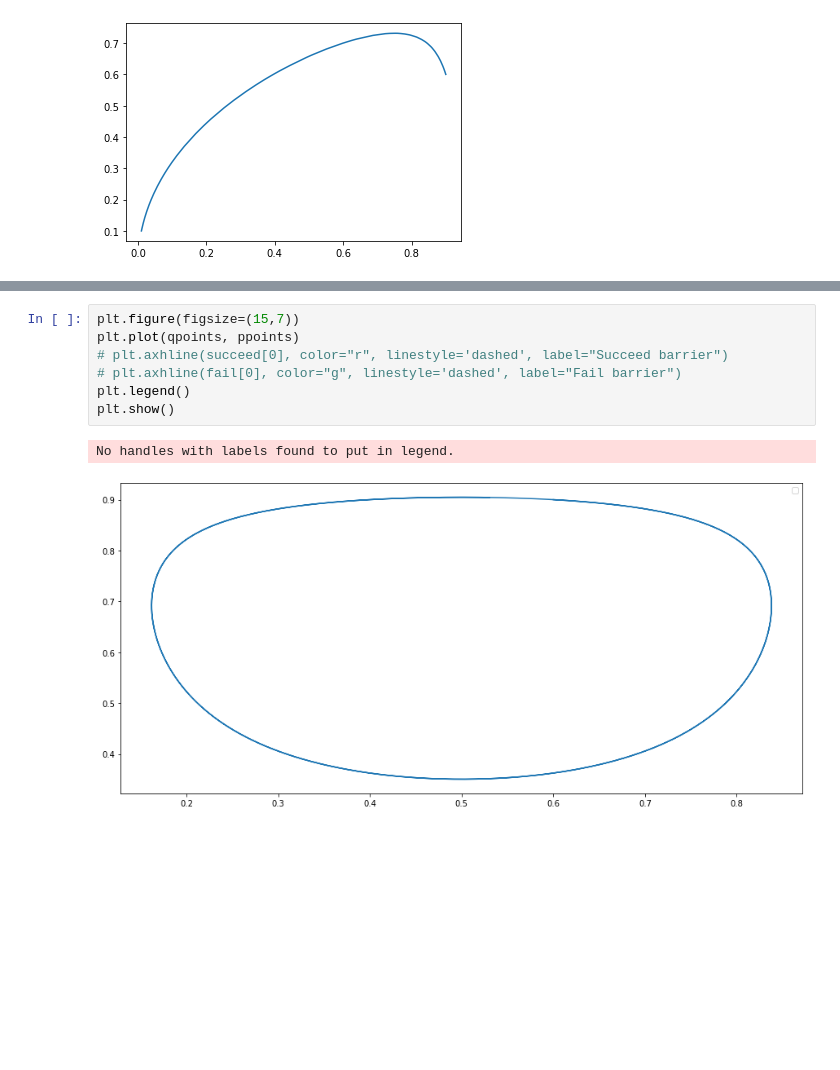
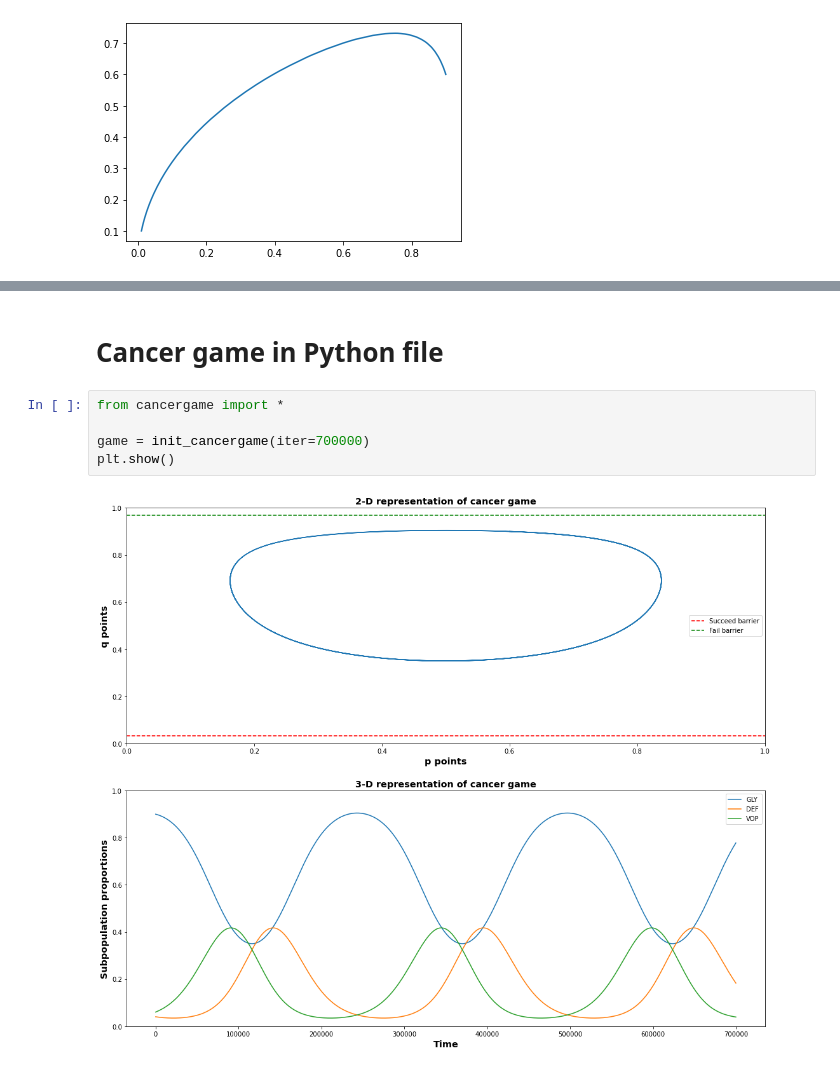
Before and after one commit to sangttruong/cancergame, a Jupyter notebook: code/Python/Evolutionary Dynamics - Prototype.ipynb, the cells around one changed output, grey strips where cells are left out. Cells and saved outputs as stored; diff of their text form; blank space fills up the shorter version.

Commit message:
Add cancergame function with its sample demonstrations

```diff
--- a/code/Python/Evolutionary Dynamics - Prototype.ipynb
+++ b/code/Python/Evolutionary Dynamics - Prototype.ipynb
@@ -280,10 +172,9 @@ plt.show()
-# %%
-plt.figure(figsize=(15,7))
-plt.plot(qpoints, ppoints)
-# plt.axhline(succeed[0], color="r", linestyle='dashed', label="Succeed barrier")
-# plt.axhline(fail[0], color="g", linestyle='dashed', label="Fail barrier")
-plt.legend()
-plt.show()
-# %% [output]
-No handles with labels found to put in legend.
-[figure, removed]
+# %% [markdown]
+# Cancer game in Python file
+# %%
+from cancergame import *
+
+game = init_cancergame(iter=700000)
+plt.show()
+# %% [output]
+[figure, added]
```
Also changed, not shown: parts of 8 cells of this notebook, 1 other file.
